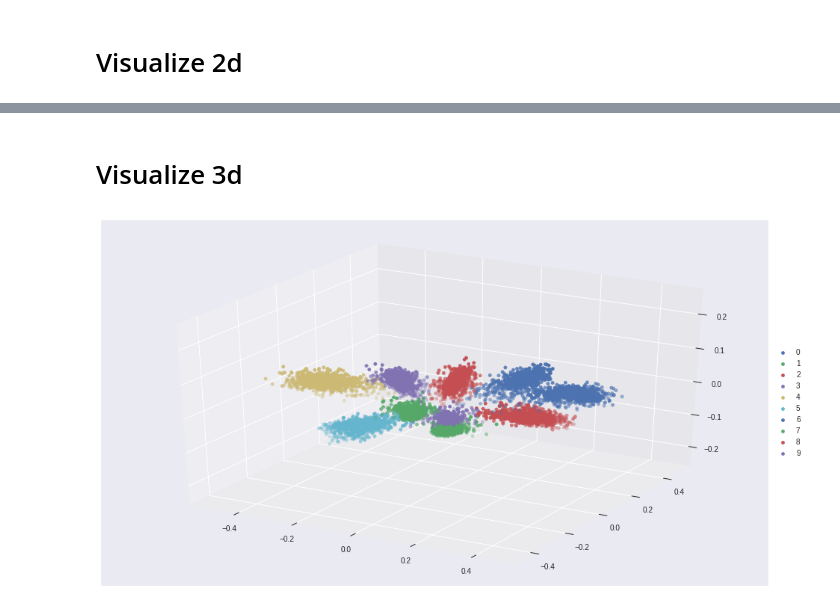
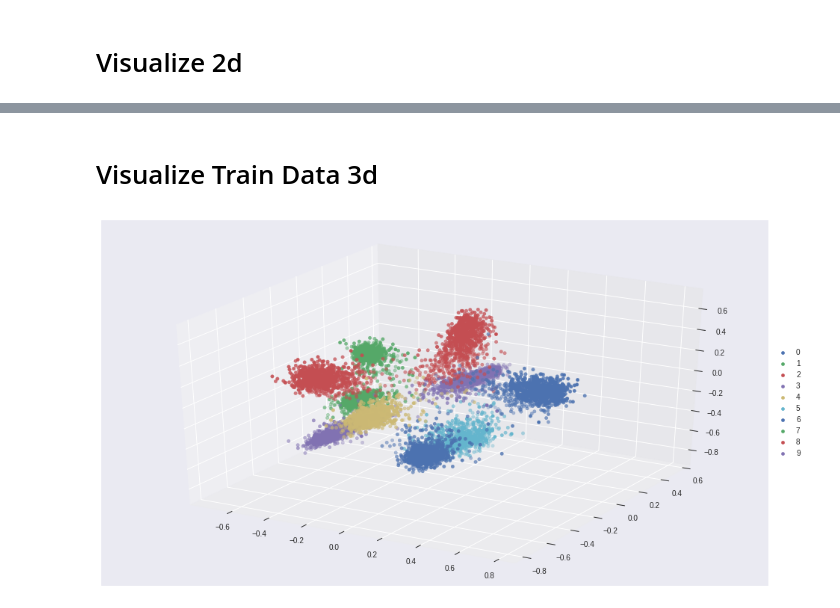
Before and after one commit to egcode/pytorch-losses, a Jupyter notebook: mnist-visualize-center-loss.ipynb, the cells around one changed output, grey strips where cells are left out. Saved outputs shown, nothing was run; the diff lists cells and outputs as text; code cells hidden in the pictures.

```diff
--- a/mnist-visualize-center-loss.ipynb
+++ b/mnist-visualize-center-loss.ipynb
@@ -126,8 +126,8 @@ class Net(nn.Module):
         self.prelu_weight = nn.Parameter(torch.Tensor(1).fill_(0.25))
 
         self.fc1 = nn.Linear(3*3*512, 3)
-        self.fc2 = nn.Linear(3, 2)
-        self.fc3 = nn.Linear(2, 10)
+#         self.fc2 = nn.Linear(3, 2)
+        self.fc3 = nn.Linear(3, 10)
 
     def forward(self, x):
         mp_ks=2
@@ -147,12 +147,12 @@ class Net(nn.Module):
         x = x.view(-1, 3*3*512) # Flatten
 
         features3d = self.fc1(x)
-        features2d = self.fc2(features3d)
-        x = F.prelu(features2d, self.prelu_weight)
+#         features2d = self.fc2(features3d)
+        x = F.prelu(features3d, self.prelu_weight)
 
         x = self.fc3(x)
 
-        return F.log_softmax(x, dim=1), features3d, features2d
+        return F.log_softmax(x, dim=1), features3d
 # %%
 model = Net()
 model.eval()
@@ -200,7 +199,7 @@ def train(model, device, train_loader, optimizer, epoch):
     for batch_idx, (data, target) in enumerate(train_loader):
         data, target = data.to(device), target.to(device)
         optimizer.zero_grad()
-        pred, features3d,_ = model(data)
+        pred, features3d = model(data)
 #         loss = F.nll_loss(pred, target)
         loss = centerLoss(pred, target, device, features3d)
 
@@ -218,7 +217,7 @@ def test(model, device, test_loader):
     with torch.no_grad():
         for data, target in test_loader:
             data, target = data.to(device), target.to(device)
-            output,features3d,_ = model(data)
+            output,features3d = model(data)
 #             test_loss += F.nll_loss(output, target, reduction='sum').item() # sum up batch loss
 
             test_loss += centerLoss(output, target, device, features3d)
@@ -242,7 +241,7 @@ def test(model, device, test_loader):
 from pdb import set_trace as bp
 
 model = Net().to(device)
-optimizer = optim.SGD(model.parameters(), lr=0.01, momentum=0.5)
+optimizer = optim.SGD(model.parameters(), lr=0.001, momentum=0.5)
 
 for epoch in range(1, EPOCHS + 1):
     train(model, device, train_loader, optimizer, epoch)
@@ -357,15 +371,15 @@ labels shape(10000,)
 # %% [markdown]
 # Visualize 2d
 # %%
-import matplotlib.pyplot as plt
-%matplotlib inline
+# import matplotlib.pyplot as plt
+# %matplotlib inline
 
-f = plt.figure(figsize=(16,9))
-c = ['#ff0000', '#ffff00', '#00ff00', '#00ffff', '#0000ff',
-     '#ff00ff', '#990000', '#999900', '#009900', '#009999']
-for i in range(10):
-    plt.plot(feat2d[lbls==i,0].flatten(), feat2d[lbls==i,1].flatten(), '.', c=c[i])
-plt.legend(['0', '1', '2', '3', '4', '5', '6', '7', '8', '9'])
+# f = plt.figure(figsize=(16,9))
+# c = ['#ff0000', '#ffff00', '#00ff00', '#00ffff', '#0000ff',
+#      '#ff00ff', '#990000', '#999900', '#009900', '#009999']
+# for i in range(10):
+#     plt.plot(feat2d[lbls==i,0].flatten(), feat2d[lbls==i,1].flatten(), '.', c=c[i])
+# plt.legend(['0', '1', '2', '3', '4', '5', '6', '7', '8', '9'])
 
-plt.grid()
-plt.show()
+# plt.grid()
+# plt.show()
@@ -374,21 +386,21 @@ plt.show()
 # %% [markdown]
-# Visualize 3d
+# Visualize Train Data 3d
 # %%
 from mpl_toolkits import mplot3d
 import matplotlib.pyplot as plt
 %matplotlib inline
 
 fig = plt.figure(figsize=(16,9))
 ax = plt.axes(projection='3d')
 
 for i in range(10):
     # Data for three-dimensional scattered points
-    xdata = feat3d[lbls==i,2].flatten()
-    ydata = feat3d[lbls==i,0].flatten()
-    zdata = feat3d[lbls==i,1].flatten()
+    xdata = feat3d_train[lbls_train==i,2].flatten()
+    ydata = feat3d_train[lbls_train==i,0].flatten()
+    zdata = feat3d_train[lbls_train==i,1].flatten()
     ax.scatter3D(xdata, ydata, zdata);
 ax.legend(['0', '1', '2', '3', '4', '5', '6', '7', '8', '9'],loc='center left', bbox_to_anchor=(1, 0.5))
 
 plt.show()
 # %% [output]
-[figure, old version]
+[figure, new version]
```
Also changed, not shown: parts of 10 cells of this notebook, 2 other files.
